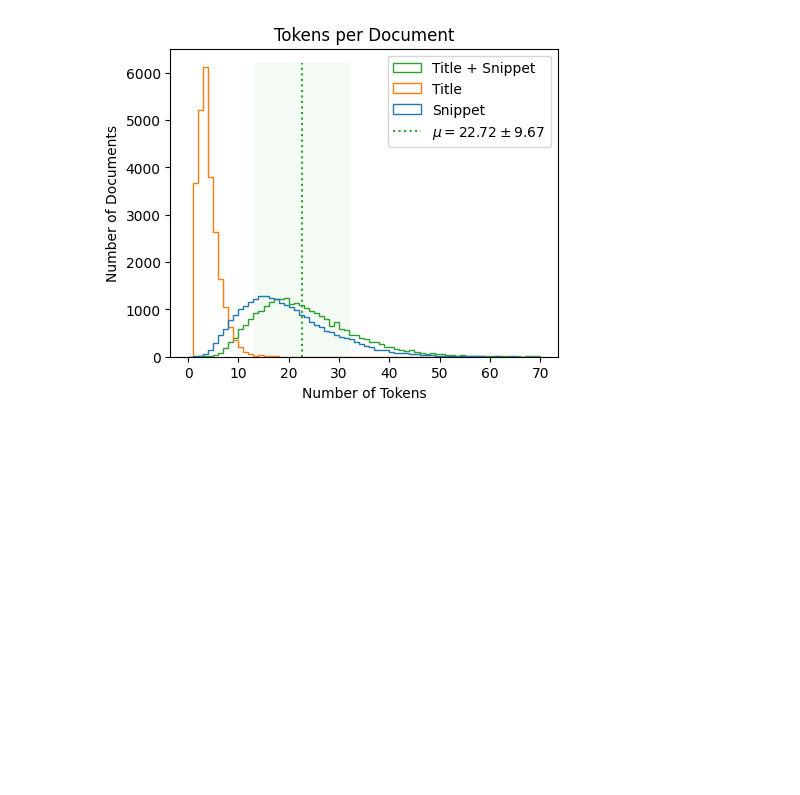
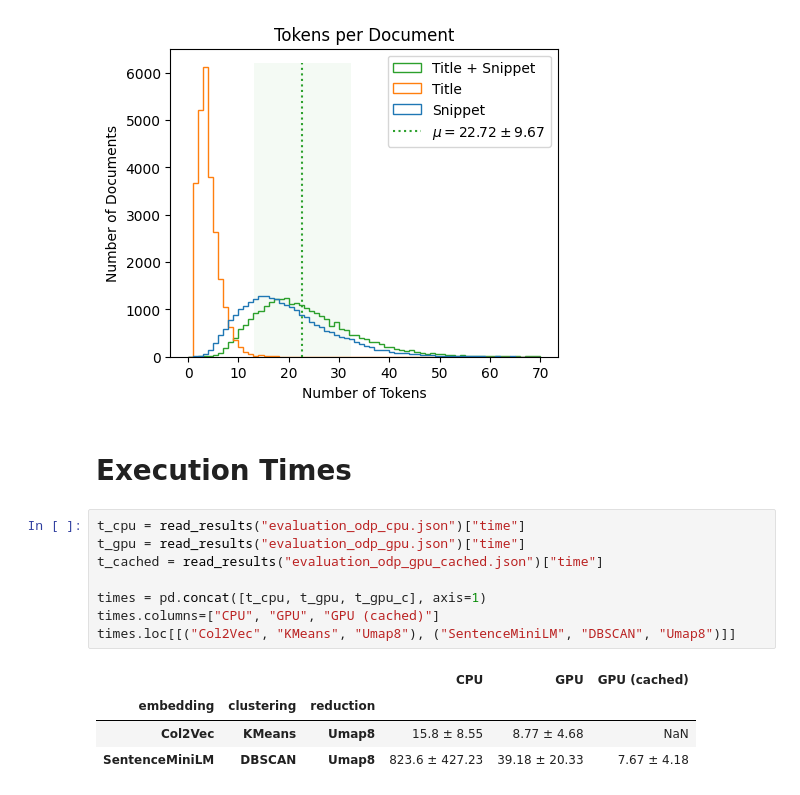
Before and after one commit to chbridges/search-result-clustering, a Jupyter notebook: odp_plots.ipynb, the cells around one changed output. Saved outputs shown, nothing was run; the diff lists cells and outputs as text; blank space fills up the shorter version.

```diff
--- a/odp_plots.ipynb
+++ b/odp_plots.ipynb
@@ -146,3 +150,18 @@ plt.legend()
 plt.show()
 # %% [output]
 [figure]
+# %% [markdown]
+# Execution Times
+# %%
+t_cpu = read_results("evaluation_odp_cpu.json")["time"]
+t_gpu = read_results("evaluation_odp_gpu.json")["time"]
+t_cached = read_results("evaluation_odp_gpu_cached.json")["time"]
+
+times = pd.concat([t_cpu, t_gpu, t_gpu_c], axis=1)
+times.columns=["CPU", "GPU", "GPU (cached)"]
+times.loc[[("Col2Vec", "KMeans", "Umap8"), ("SentenceMiniLM", "DBSCAN", "Umap8")]]
+# %% [output]
+|  |  |  | CPU | GPU | GPU (cached) |
+| embedding | clustering | reduction |  |  |  |
+| Col2Vec | KMeans | Umap8 | 15.8 ± 8.55 | 8.77 ± 4.68 | NaN |
+| SentenceMiniLM | DBSCAN | Umap8 | 823.6 ± 427.23 | 39.18 ± 20.33 | 7.67 ± 4.18 |
```
Also changed, not shown: parts of 5 cells of this notebook.
